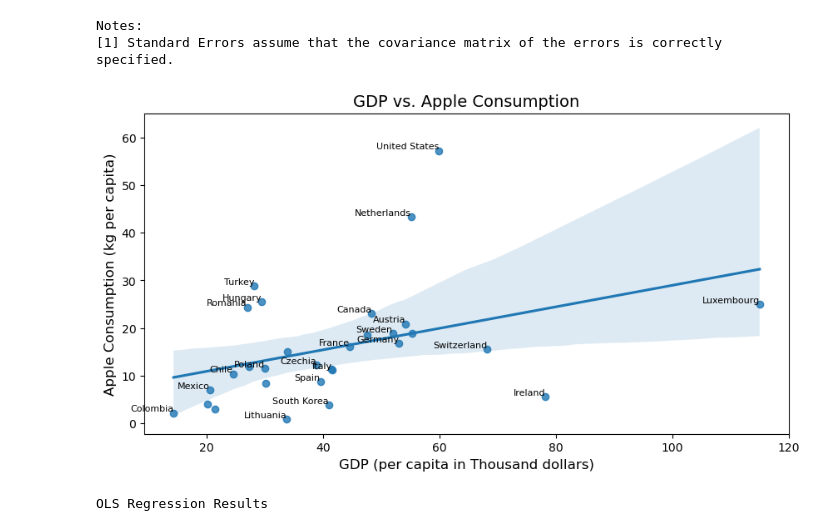
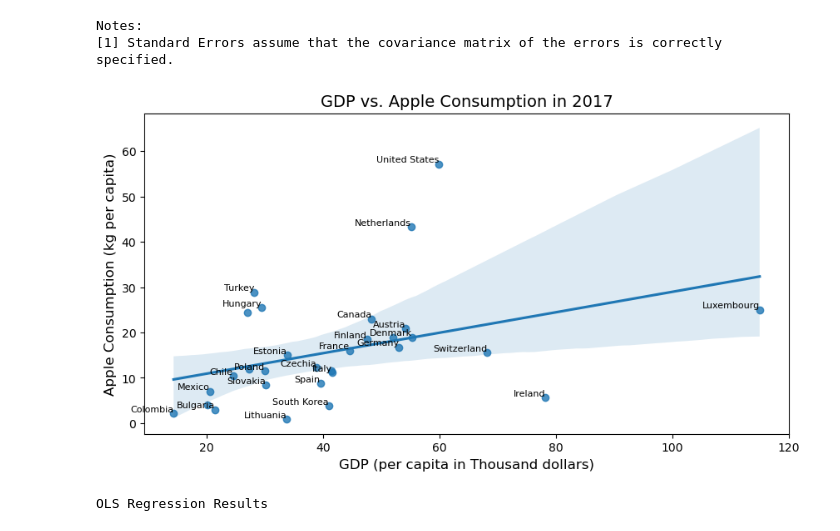
Before and after one commit to matteocasolari/myths-vs-data, a Jupyter notebook: 01_an_apple_a_day/notebooks/01_an_apple_a_day.ipynb, the cells around one changed output. Cells and saved outputs as stored; diff of their text form; code cells hidden in the pictures.

Commit message:
💅 Skip only countries overlapping in each regplot

```diff
--- a/01_an_apple_a_day/notebooks/01_an_apple_a_day.ipynb
+++ b/01_an_apple_a_day/notebooks/01_an_apple_a_day.ipynb
@@ -268,8 +246,12 @@ sns.regplot(
     ax=ax,
 )
 
+# Skipping some countries to prevent overlapping
+skipped_countries = [
+    "Costa Rica"
+]
 for i, txt in enumerate(df["country"]):
-    if txt in selected_countries:
+    if txt not in skipped_countries:
         ax.text(
             df["gdp_per_capita_k"].iloc[i],
             df["doctor_visits_per_capita"].iloc[i],
@@ -283,6 +265,6 @@ set_plot_labels(
     ax=ax,
     xlabel="GDP (per capita in Thousand dollars)",
     ylabel="Doctor Visits (per capita)",
-    title="GDP vs. Doctor Visits",
+    title=f"GDP vs. Doctor Visits in {chosen_year}",
 )
 # %% [output]
@@ -297,14 +279,16 @@ sns.regplot(
     ax=ax,
 )
 
+# Skipping some countries to prevent overlapping
+skipped_countries = [
+    "Denmark",
+    "Italy",
+    "Finland",
+    "Estonia",
+    "Romania",
+]
 for i, txt in enumerate(df["country"]):
-    # Some more filtering is needed to avoid overlapping
-    if txt in selected_countries and txt not in [
-        "Italy",
-        "Finland",
-        "Lithuania",
-        "Romania",
-    ]:
+    if txt not in skipped_countries:
         ax.text(
             df["median_age"].iloc[i],
             df["doctor_visits_per_capita"].iloc[i],
@@ -318,6 +302,6 @@ set_plot_labels(
     ax=ax,
     xlabel="Median Age",
     ylabel="Doctor Visits (per capita)",
-    title="Median Age vs. Doctor Visits",
+    title=f"Median Age vs. Doctor Visits in {chosen_year}",
 )
 # %% [output]
@@ -346,33 +330,40 @@ Notes:
 # %%
 fig, ax = plt.subplots(figsize=figsize)
 
 sns.regplot(
     data=df,
     x="gdp_per_capita_k",
     y="apple_consumption_per_capita_kg",
     ax=ax,
 )
 
+# Skipping some countries to prevent overlapping
+skipped_countries = [
+    "Japan",
+    "Sweden",
+    "Croatia",
+    "Costa Rica",
+    "Romania",
+]
 for i, txt in enumerate(df["country"]):
-    # Some more filtering is needed to avoid overlapping
-    if txt in selected_countries and txt not in ["Japan", "Finland"]:
+    if txt not in skipped_countries:
         ax.text(
             df["gdp_per_capita_k"].iloc[i],
             df["apple_consumption_per_capita_kg"].iloc[i],
             txt,
             fontsize=8,
             ha="right",
             va="bottom",
         )
 
 set_plot_labels(
     ax=ax,
     xlabel="GDP (per capita in Thousand dollars)",
     ylabel="Apple Consumption (kg per capita)",
-    title="GDP vs. Apple Consumption",
+    title=f"GDP vs. Apple Consumption in {chosen_year}",
 )
 # %% [output]
-[figure, old version]
+[figure, new version]
 # %%
 X = df["gdp_per_capita_k"]
 y = df["apple_consumption_per_capita_kg"]
```
Also changed, not shown: parts of 4 cells of this notebook.
